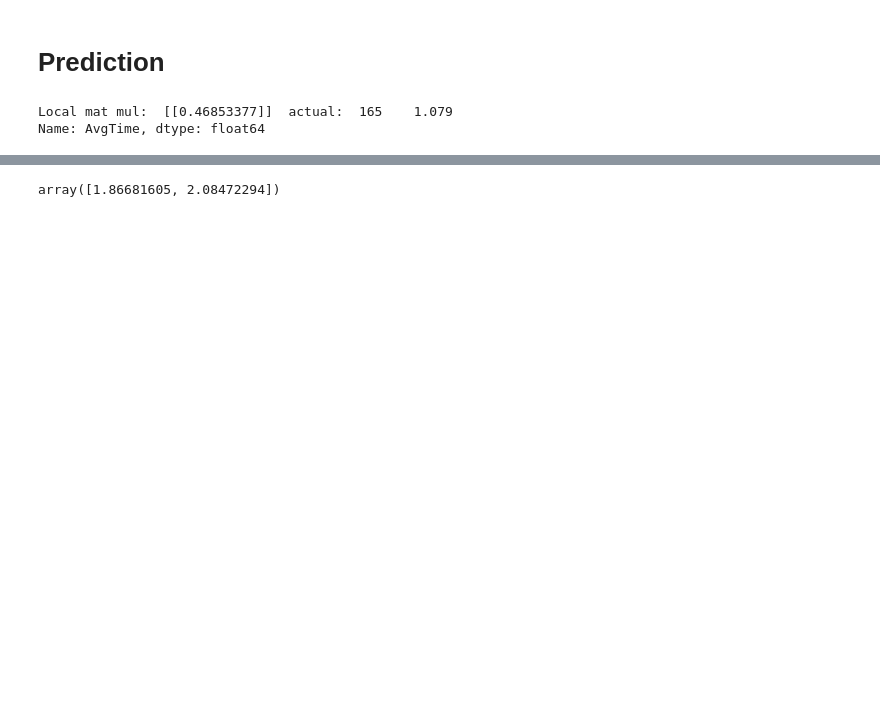
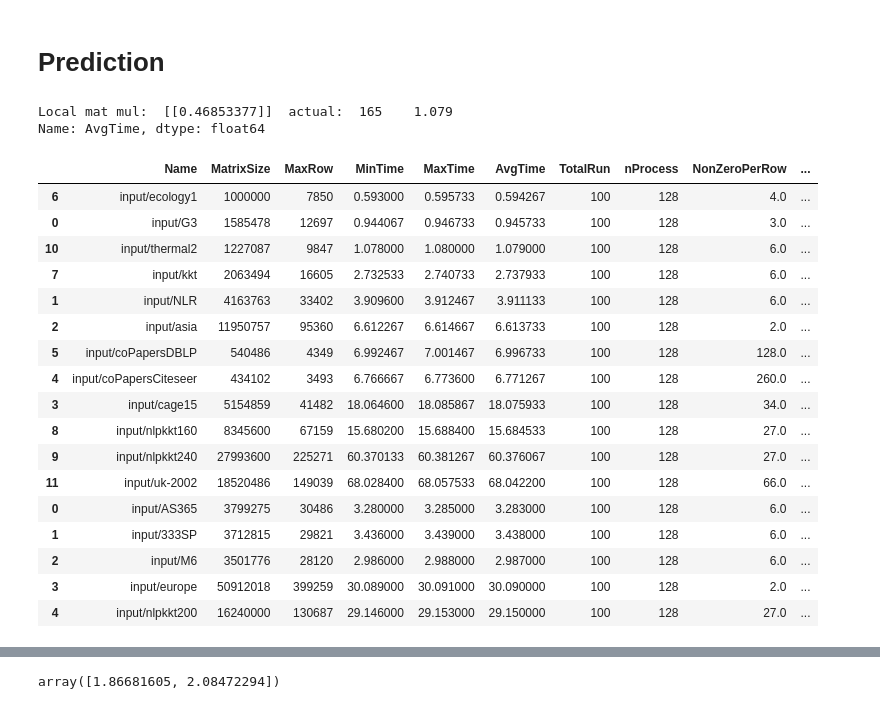
Before and after one commit to marufdsi/matvec-sparse, a Jupyter notebook: SpMV_Plots.ipynb, the cells around one changed output, grey strips where cells are left out. Drawn from its saved outputs; the diff is of its cells as text; code cells hidden in the pictures; blank space fills up the shorter version.

```diff
--- a/SpMV_Plots.ipynb
+++ b/SpMV_Plots.ipynb
@@ -163,6 +162,27 @@ print('Local mat mul: ', y_predicted_local_matmul + y_predicted_comm, ' actual:
 # %% [output]
 Local mat mul:  [[0.46853377]]  actual:  165    1.079
 Name: AvgTime, dtype: float64
+# %%
+df_row
+# %% [output]
+|  | Name | MatrixSize | MaxRow | MinTime | MaxTime | AvgTime | TotalRun | nProcess | NonZeroPerRow | ... |
+| 6 | input/ecology1 | 1000000 | 7850 | 0.593000 | 0.595733 | 0.594267 | 100 | 128 | 4.0 | ... |
+| 0 | input/G3 | 1585478 | 12697 | 0.944067 | 0.946733 | 0.945733 | 100 | 128 | 3.0 | ... |
+| 10 | input/thermal2 | 1227087 | 9847 | 1.078000 | 1.080000 | 1.079000 | 100 | 128 | 6.0 | ... |
+| 7 | input/kkt | 2063494 | 16605 | 2.732533 | 2.740733 | 2.737933 | 100 | 128 | 6.0 | ... |
+| 1 | input/NLR | 4163763 | 33402 | 3.909600 | 3.912467 | 3.911133 | 100 | 128 | 6.0 | ... |
+| 2 | input/asia | 11950757 | 95360 | 6.612267 | 6.614667 | 6.613733 | 100 | 128 | 2.0 | ... |
+| 5 | input/coPapersDBLP | 540486 | 4349 | 6.992467 | 7.001467 | 6.996733 | 100 | 128 | 128.0 | ... |
+| 4 | input/coPapersCiteseer | 434102 | 3493 | 6.766667 | 6.773600 | 6.771267 | 100 | 128 | 260.0 | ... |
+| 3 | input/cage15 | 5154859 | 41482 | 18.064600 | 18.085867 | 18.075933 | 100 | 128 | 34.0 | ... |
+| 8 | input/nlpkkt160 | 8345600 | 67159 | 15.680200 | 15.688400 | 15.684533 | 100 | 128 | 27.0 | ... |
+| 9 | input/nlpkkt240 | 27993600 | 225271 | 60.370133 | 60.381267 | 60.376067 | 100 | 128 | 27.0 | ... |
+| 11 | input/uk-2002 | 18520486 | 149039 | 68.028400 | 68.057533 | 68.042200 | 100 | 128 | 66.0 | ... |
+| 0 | input/AS365 | 3799275 | 30486 | 3.280000 | 3.285000 | 3.283000 | 100 | 128 | 6.0 | ... |
+| 1 | input/333SP | 3712815 | 29821 | 3.436000 | 3.439000 | 3.438000 | 100 | 128 | 6.0 | ... |
+| 2 | input/M6 | 3501776 | 28120 | 2.986000 | 2.988000 | 2.987000 | 100 | 128 | 6.0 | ... |
+| 3 | input/europe | 50912018 | 399259 | 30.089000 | 30.091000 | 30.090000 | 100 | 128 | 2.0 | ... |
+| 4 | input/nlpkkt200 | 16240000 | 130687 | 29.146000 | 29.153000 | 29.150000 | 100 | 128 | 27.0 | ... |
 # %%
 pdf = matplotlib.backends.backend_pdf.PdfPages("CSR_SpMV_based_on_Performance_Model.pdf")
 # Linear Equation: y =  4.123269340662652  +  6.479938398441676e-05  * x  +  1.5327471334248416e-11  * x^2
```
Also changed, not shown: parts of 2 cells of this notebook, 2 other files.
